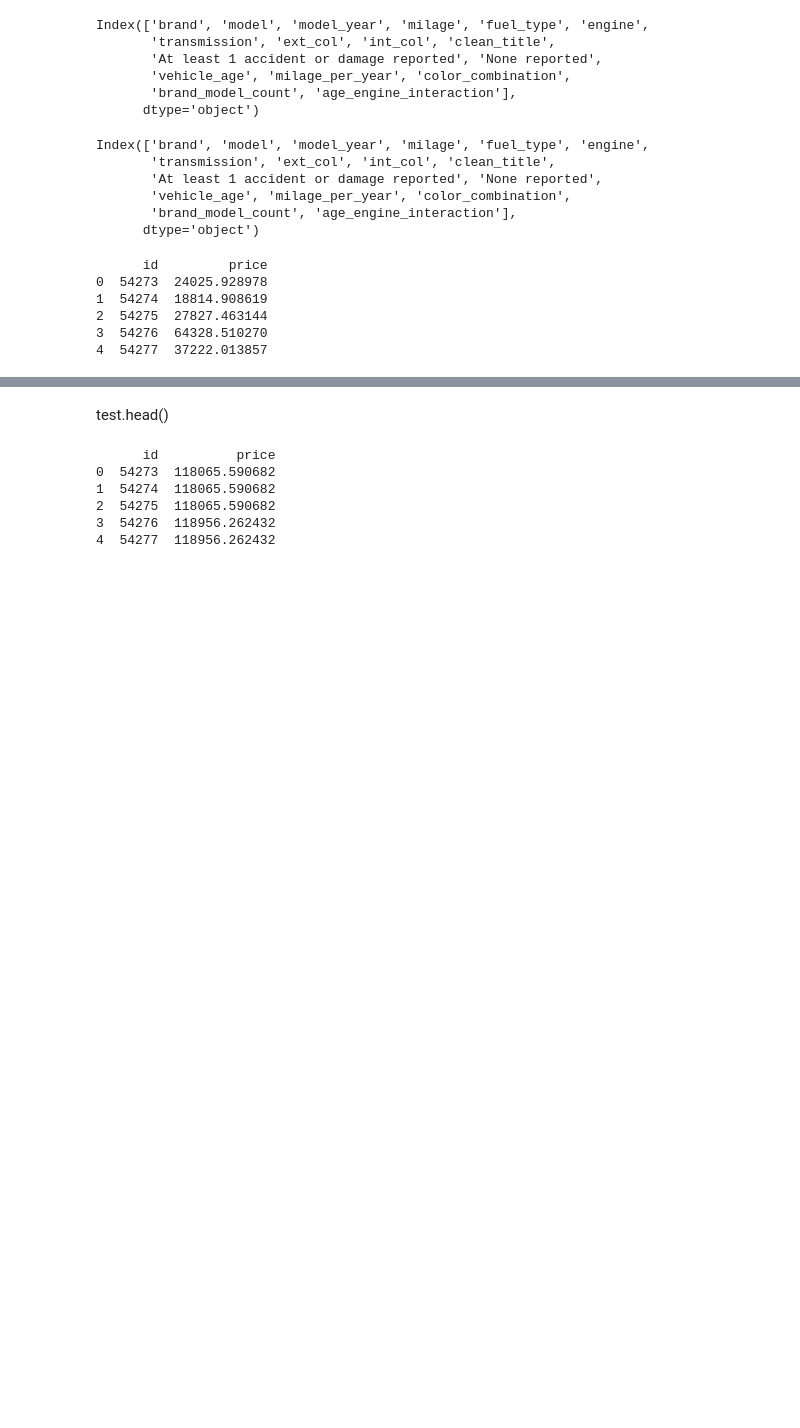
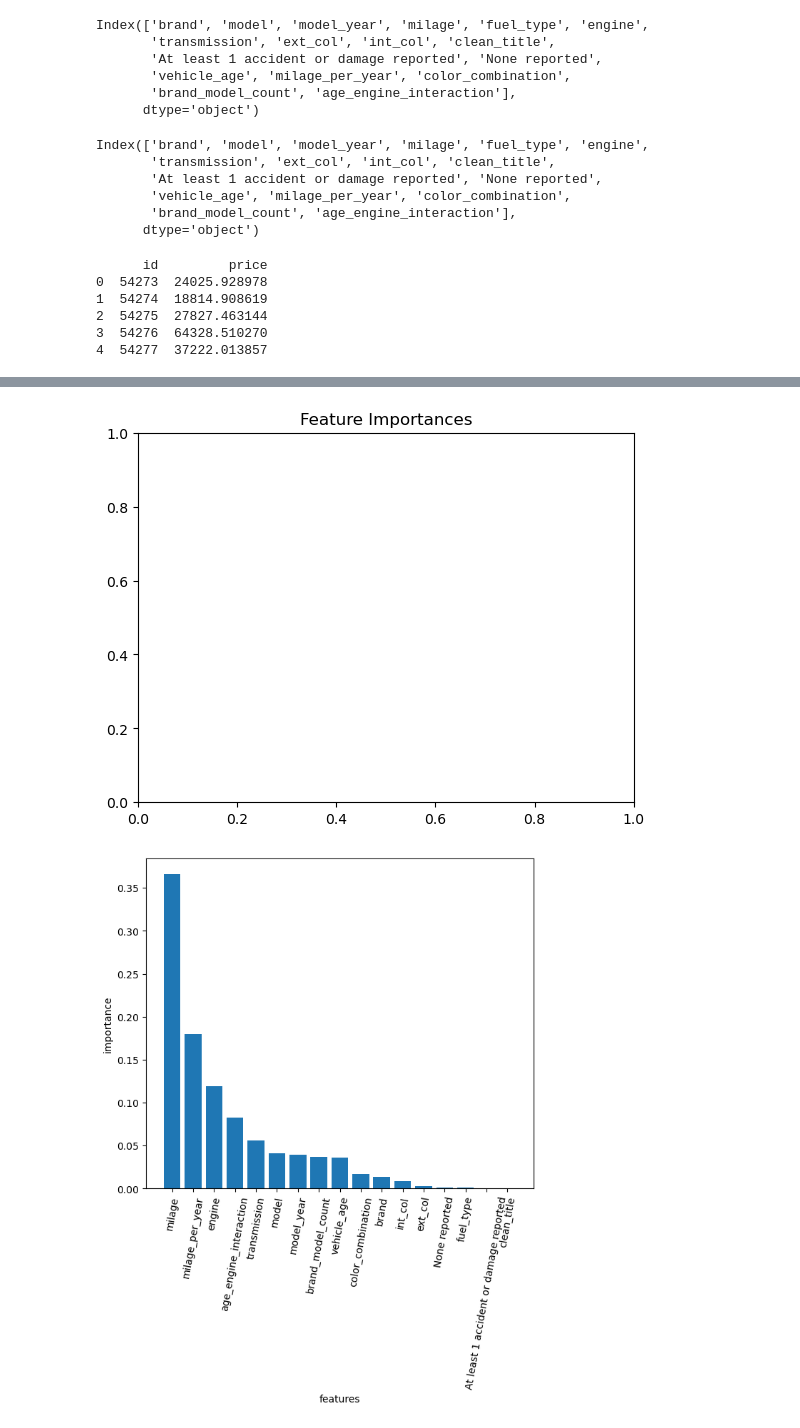
Before and after one commit to Odelolasolomon/KaggleX-Challenge-and-LLM-Project, a Jupyter notebook: KaggleChallenge.ipynb, the cells around one changed output, grey strips where cells are left out. Cells and saved outputs as stored; diff of their text form; code cells hidden in the pictures; blank space fills up the shorter version.

Commit message:
performed feature importances and rebuilt and evaluated the model for submission

```diff
--- a/KaggleChallenge.ipynb
+++ b/KaggleChallenge.ipynb
@@ -757,2 +759,3 @@ print(submission.head())
 # %%
-#pip install optuna
+feature_importance= best_model.feature_importances_
+indices= np.argsort(feature_importance)[::-1]
@@ -842,2 +761,0 @@ MSE: 59570.8454
-# %% [markdown]
-test.head()
@@ -847,12 +762,11 @@ test_predictions = best_model.predict(X_test)
-# %%
-# Prepare submission file
-submission['price'] = test_predictions
-submission.to_csv('submission_2.csv', index=False)
-print(submission.head())
-# %% [output]
-      id          price
-0  54273  118065.590682
-1  54274  118065.590682
-2  54275  118065.590682
-3  54276  118956.262432
-4  54277  118956.262432
+# %%
+plt.title('Feature Importances')
+plt.figure(figsize=[7,6])
+plt.bar(range(X.shape[1]),  feature_importance[indices], align='center')
+plt.xticks(range(X.shape[1]), X.columns[indices], rotation=80)
+plt.xlabel('features')
+plt.ylabel('importance')
+plt.show();
+# %% [output]
+[figure, added]
+[figure, added]
```
Also changed, not shown: parts of 11 cells of this notebook.
